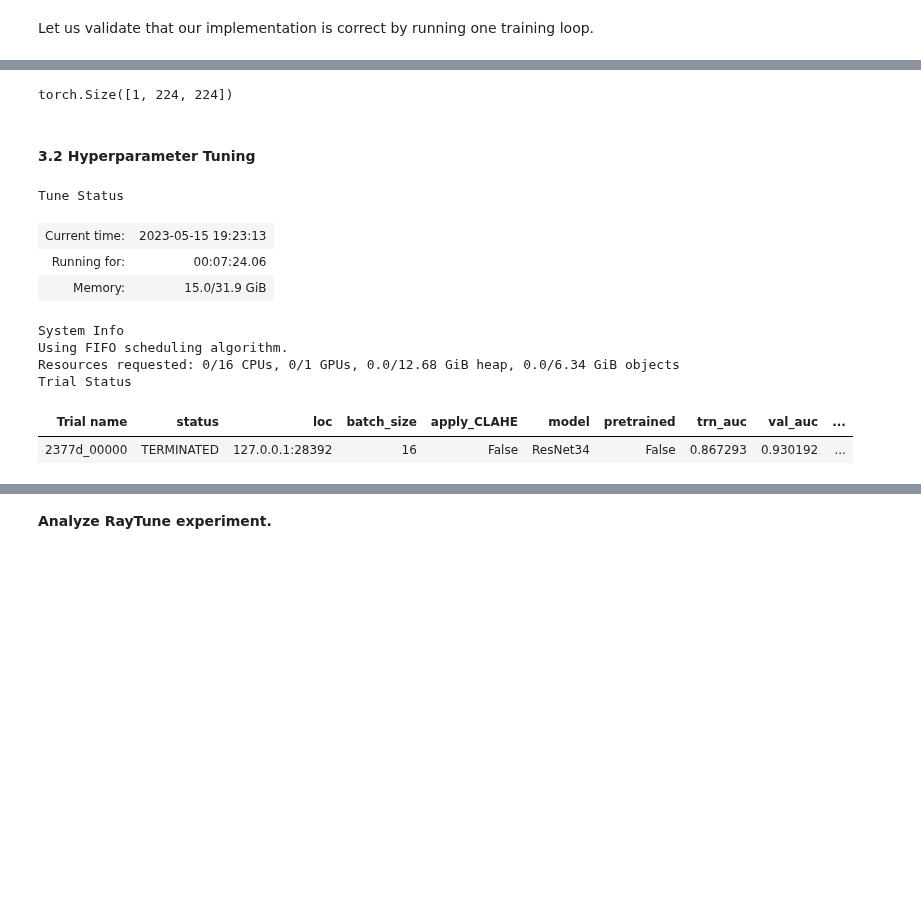
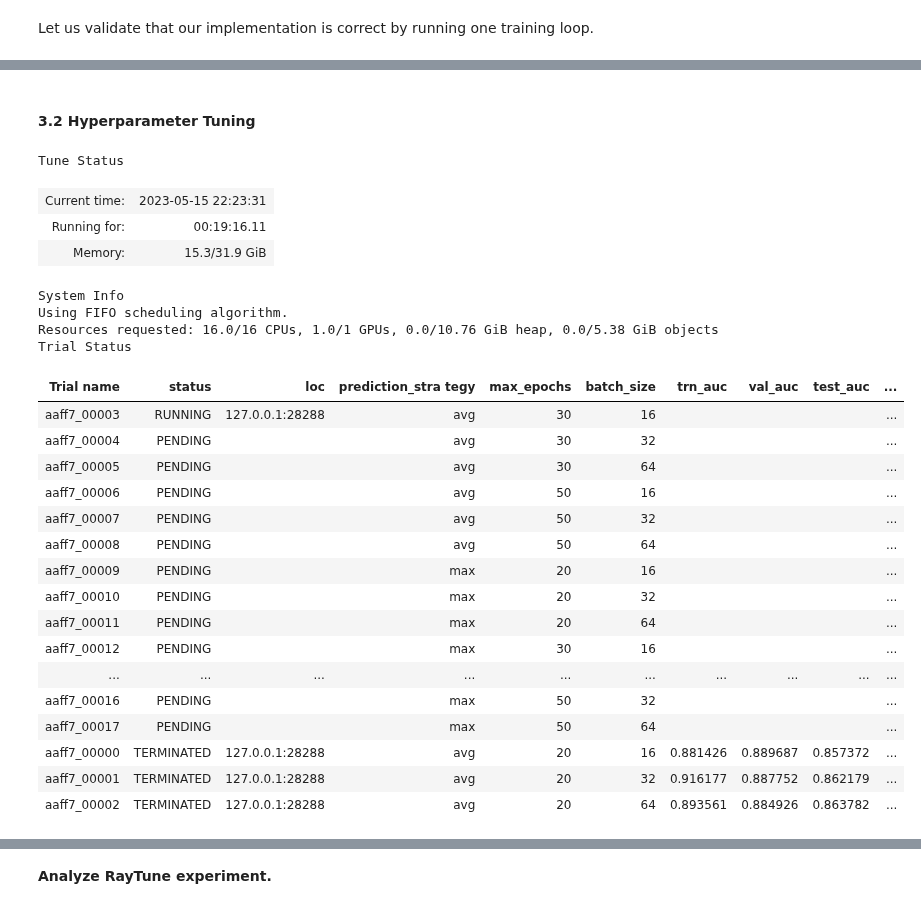
Before and after one commit to adel-R/QB-AI-for-Good, a Jupyter notebook: 1_Modeling.ipynb, the cells around one changed output, grey strips where cells are left out. Drawn from its saved outputs; the diff is of its cells as text; code cells hidden in the pictures; blank space fills up the shorter version.

Commit message:
grid running

```diff
--- a/1_Modeling.ipynb
+++ b/1_Modeling.ipynb
@@ -355,7 +324,3 @@ sorted(tstloader.dataset.metadata.id_coord.unique())
-# %%
-tstloader.dataset.__getitem__(0)[1].shape
-# %% [output]
-torch.Size([1, 224, 224])
 # %% [markdown]
 #### 3.2 Hyperparameter Tuning
 # %%
@@ -367,24 +332,78 @@ if not os.path.isdir(ray_path):
 # ignore warnings that show in every raytune run
 import warnings
 warnings.simplefilter(action = "ignore", category = np.VisibleDeprecationWarning)
+# %%
+# tunable hyperparameter search space --> search using tune.choice([]), tune.uniform(lower, upper), tune.grid_search([])
+config = {
+    # basic infos
+    "dir": os.path.normpath(os.getcwd()).replace("\\", "/"),
+    "verbose": False,
+    "save": True,
+
+    # k-fold cross val settings
+    "artificial_test_size": 0.15,
+    "k_cv": 5, # must be bigger than 1
+    "prediction_strategy": tune.grid_search(["avg", "max"]), # ["avg", "max"]
+
+    # test set settings
+    "official_test": False,
+
+    # model settings
+    "max_epochs": tune.grid_search([20, 30, 50]),
+    "batch_size": tune.grid_search([16, 32, 64]),
+
+    # preprocessing
+    "resize": True, # resize images from (64, 64) to (224, 224)
+    "apply_CLAHE": False, # improve image contrast
+
+    # model
+    "model": "ResNet34",
+    "pretrained": False,
+
+    # scheduler
+    "lr_s": "Cosine", # StepLR decreases learning rate every 10 epochs by factor of 10
+
+    # optimizer
+    "lr":   1e-2,
+    "wd":   1e-2,
+    "mom":  0.9,
+
+    # loss function
+    "criterion": "BCE"
+}
 # %%
 # how many trials to run (if grid_search utilized, it will run this number per grid_search value)
 num_samples = 1
 
 # run experiment
 result_grid = modeling.run_ray_experiment(
     modeling.ray_trainable, config, ray_path, num_samples,
-    metric_columns = ["trn_auc", "val_auc", "training_iteration"],
-    parameter_columns = ["batch_size", "apply_CLAHE", "model", "pretrained"]
+    metric_columns = ["trn_auc", "val_auc", "test_auc", "training_iteration"],
+    parameter_columns = ["prediction_strategy", "max_epochs", "batch_size"]
 )
 # %% [output]
 Tune Status
-| Current time: | 2023-05-15 19:23:13 |
-| Running for: | 00:07:24.06 |
-| Memory: | 15.0/31.9 GiB |
+| Current time: | 2023-05-15 22:23:31 |
+| Running for: | 00:19:16.11 |
+| Memory: | 15.3/31.9 GiB |
 System Info
 Using FIFO scheduling algorithm.
-Resources requested: 0/16 CPUs, 0/1 GPUs, 0.0/12.68 GiB heap, 0.0/6.34 GiB objects
+Resources requested: 16.0/16 CPUs, 1.0/1 GPUs, 0.0/10.76 GiB heap, 0.0/5.38 GiB objects
 Trial Status
-| Trial name | status | loc | batch_size | apply_CLAHE | model | pretrained | trn_auc | val_auc | ... |
-| 2377d_00000 | TERMINATED | 127.0.0.1:28392 | 16 | False | ResNet34 | False | 0.867293 | 0.930192 | ... |
+| Trial name | status | loc | prediction_stra tegy | max_epochs | batch_size | trn_auc | val_auc | test_auc | ... |
+| aaff7_00003 | RUNNING | 127.0.0.1:28288 | avg | 30 | 16 |  |  |  | ... |
+| aaff7_00004 | PENDING |  | avg | 30 | 32 |  |  |  | ... |
+| aaff7_00005 | PENDING |  | avg | 30 | 64 |  |  |  | ... |
+| aaff7_00006 | PENDING |  | avg | 50 | 16 |  |  |  | ... |
+| aaff7_00007 | PENDING |  | avg | 50 | 32 |  |  |  | ... |
+| aaff7_00008 | PENDING |  | avg | 50 | 64 |  |  |  | ... |
+| aaff7_00009 | PENDING |  | max | 20 | 16 |  |  |  | ... |
+| aaff7_00010 | PENDING |  | max | 20 | 32 |  |  |  | ... |
+| aaff7_00011 | PENDING |  | max | 20 | 64 |  |  |  | ... |
+| aaff7_00012 | PENDING |  | max | 30 | 16 |  |  |  | ... |
+| ... | ... | ... | ... | ... | ... | ... | ... | ... | ... |
+| aaff7_00016 | PENDING |  | max | 50 | 32 |  |  |  | ... |
+| aaff7_00017 | PENDING |  | max | 50 | 64 |  |  |  | ... |
+| aaff7_00000 | TERMINATED | 127.0.0.1:28288 | avg | 20 | 16 | 0.881426 | 0.889687 | 0.857372 | ... |
+| aaff7_00001 | TERMINATED | 127.0.0.1:28288 | avg | 20 | 32 | 0.916177 | 0.887752 | 0.862179 | ... |
+| aaff7_00002 | TERMINATED | 127.0.0.1:28288 | avg | 20 | 64 | 0.893561 | 0.884926 | 0.863782 | ... |
```
Also changed, not shown: parts of 12 cells of this notebook.
